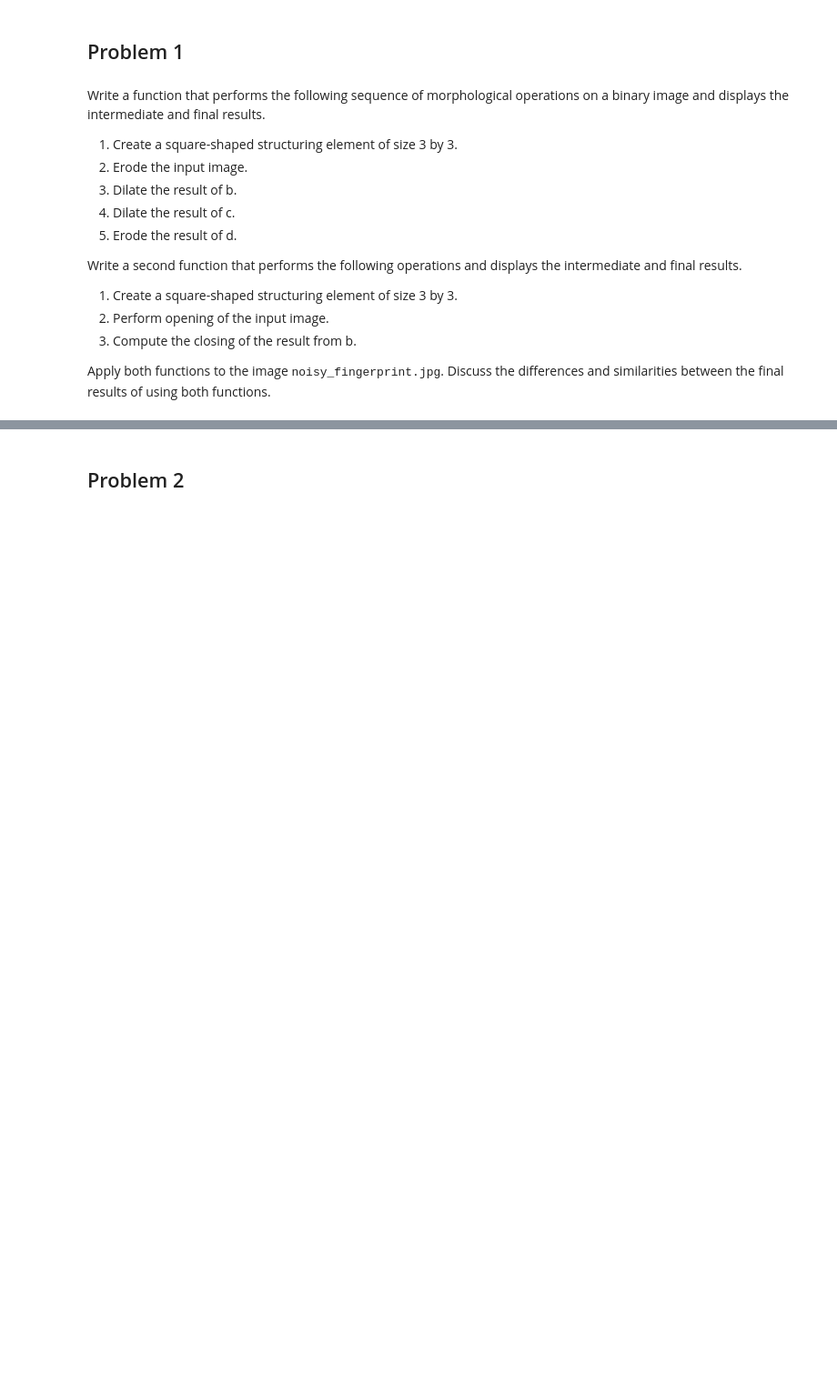
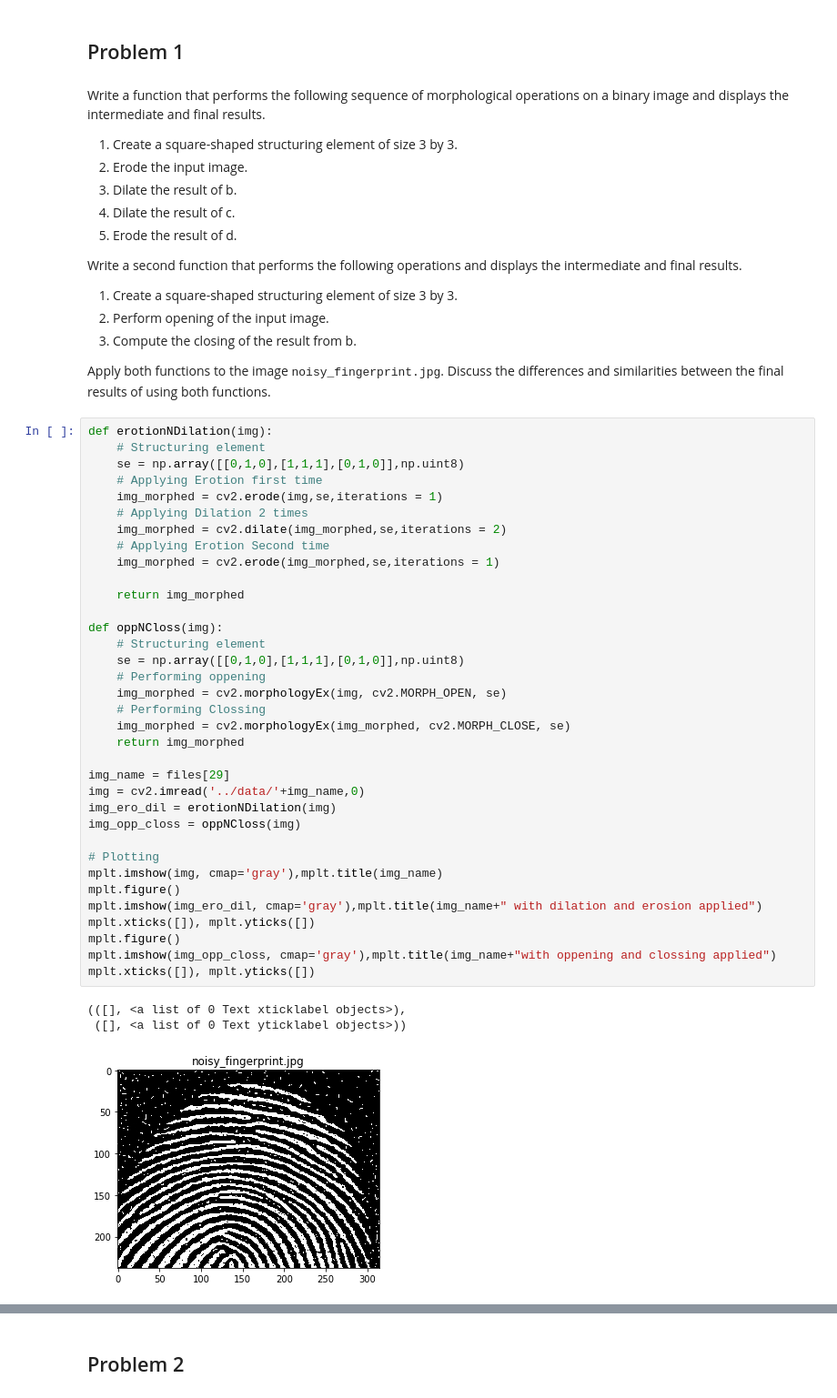
Before and after one commit to karolaya/PDI, a Jupyter notebook: PS-04/problem_set_4.ipynb, the cells around one changed output, grey strips where cells are left out. Shown at 91% size. Drawn from its saved outputs; the diff is of its cells as text; blank space fills up the shorter version.

```diff
--- a/PS-04/problem_set_4.ipynb
+++ b/PS-04/problem_set_4.ipynb
@@ -57,3 +57,42 @@ Write a second function that performs the following operations and displays the
 3. Compute the closing of the result from b.
 
 Apply both functions to the image <tt>noisy_fingerprint.jpg</tt>. Discuss the differences and similarities between the final results of using both functions.
+# %%
+def erotionNDilation(img):
+    # Structuring element
+    se = np.array([[0,1,0],[1,1,1],[0,1,0]],np.uint8)
+    # Applying Erotion first time
+    img_morphed = cv2.erode(img,se,iterations = 1)
+    # Applying Dilation 2 times
+    img_morphed = cv2.dilate(img_morphed,se,iterations = 2)
+    # Applying Erotion Second time
+    img_morphed = cv2.erode(img_morphed,se,iterations = 1)
+
+    return img_morphed
+
+def oppNCloss(img):
+    # Structuring element
+    se = np.array([[0,1,0],[1,1,1],[0,1,0]],np.uint8)
+    # Performing oppening
+    img_morphed = cv2.morphologyEx(img, cv2.MORPH_OPEN, se)
+    # Performing Clossing
+    img_morphed = cv2.morphologyEx(img_morphed, cv2.MORPH_CLOSE, se)
+    return img_morphed
+
+img_name = files[29]
+img = cv2.imread('../data/'+img_name,0)
+img_ero_dil = erotionNDilation(img)
+img_opp_closs = oppNCloss(img)
+
+# Plotting
+mplt.imshow(img, cmap='gray'),mplt.title(img_name)
+mplt.figure()
+mplt.imshow(img_ero_dil, cmap='gray'),mplt.title(img_name+" with dilation and erosion applied")
+mplt.xticks([]), mplt.yticks([])
+mplt.figure()
+mplt.imshow(img_opp_closs, cmap='gray'),mplt.title(img_name+"with oppening and clossing applied")
+mplt.xticks([]), mplt.yticks([])
+# %% [output]
+(([], <a list of 0 Text xticklabel objects>),
+ ([], <a list of 0 Text yticklabel objects>))
+[figure, added]
```
Also changed, not shown: parts of 1 cell of this notebook.
